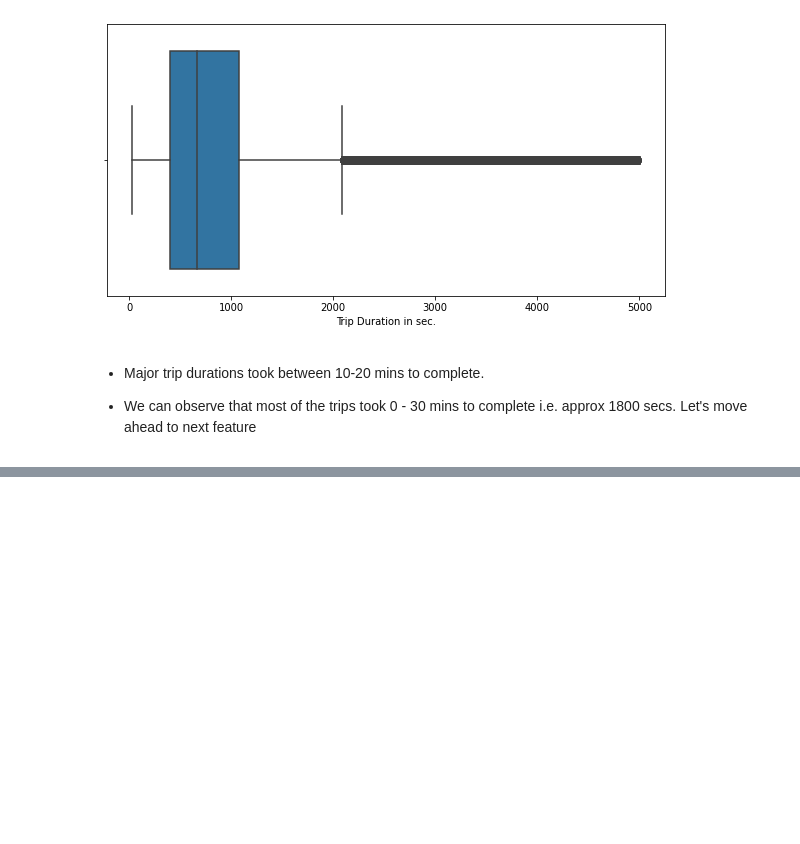
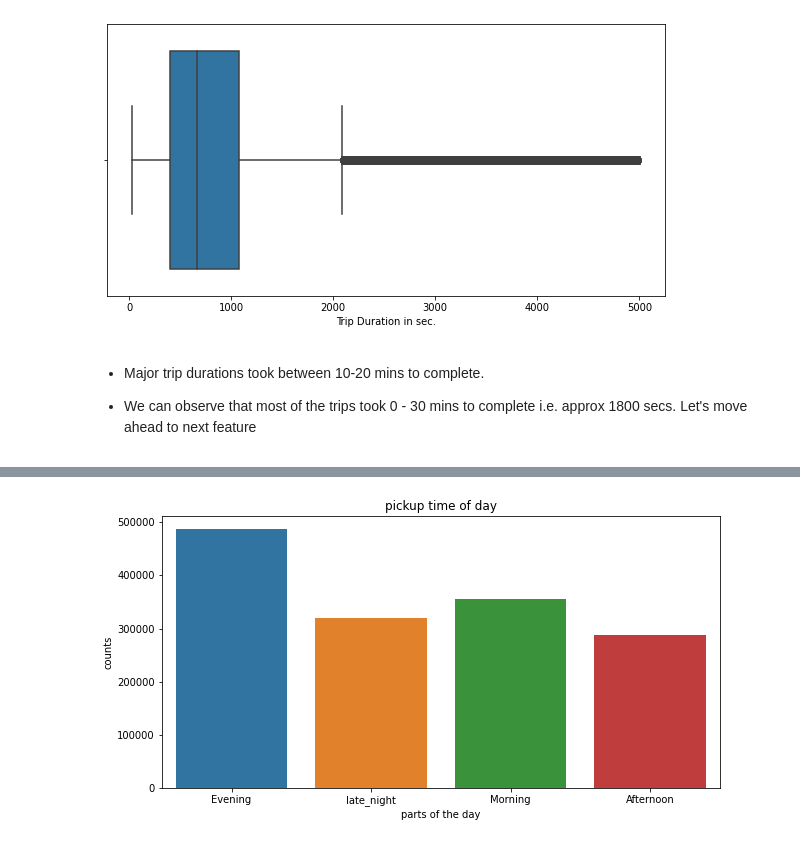
Before and after one commit to AbhijeetS1112/NYC-Taxi-Trip-Time-Prediction----ALMA, a Jupyter notebook: NYC_Taxi_Trip_Time_Prediction.ipynb, the cells around one changed output, grey strips where cells are left out. Saved outputs shown, nothing was run; the diff lists cells and outputs as text; code cells hidden in the pictures; blank space fills up the shorter version.

```diff
--- a/NYC_Taxi_Trip_Time_Prediction.ipynb
+++ b/NYC_Taxi_Trip_Time_Prediction.ipynb
@@ -416,0 +427,10 @@ plt.show()
+# %%
+## No of trips per time of day
+plt.figure(figsize=(10,5))
+sns.countplot(x="pickup_timeofday", data=df)
+plt.title("pickup time of day")
+plt.xlabel("parts of the day")
+plt.ylabel("counts")
+plt.show()
+# %% [output]
+[figure, added]
```
Also changed, not shown: parts of 25 cells of this notebook.
